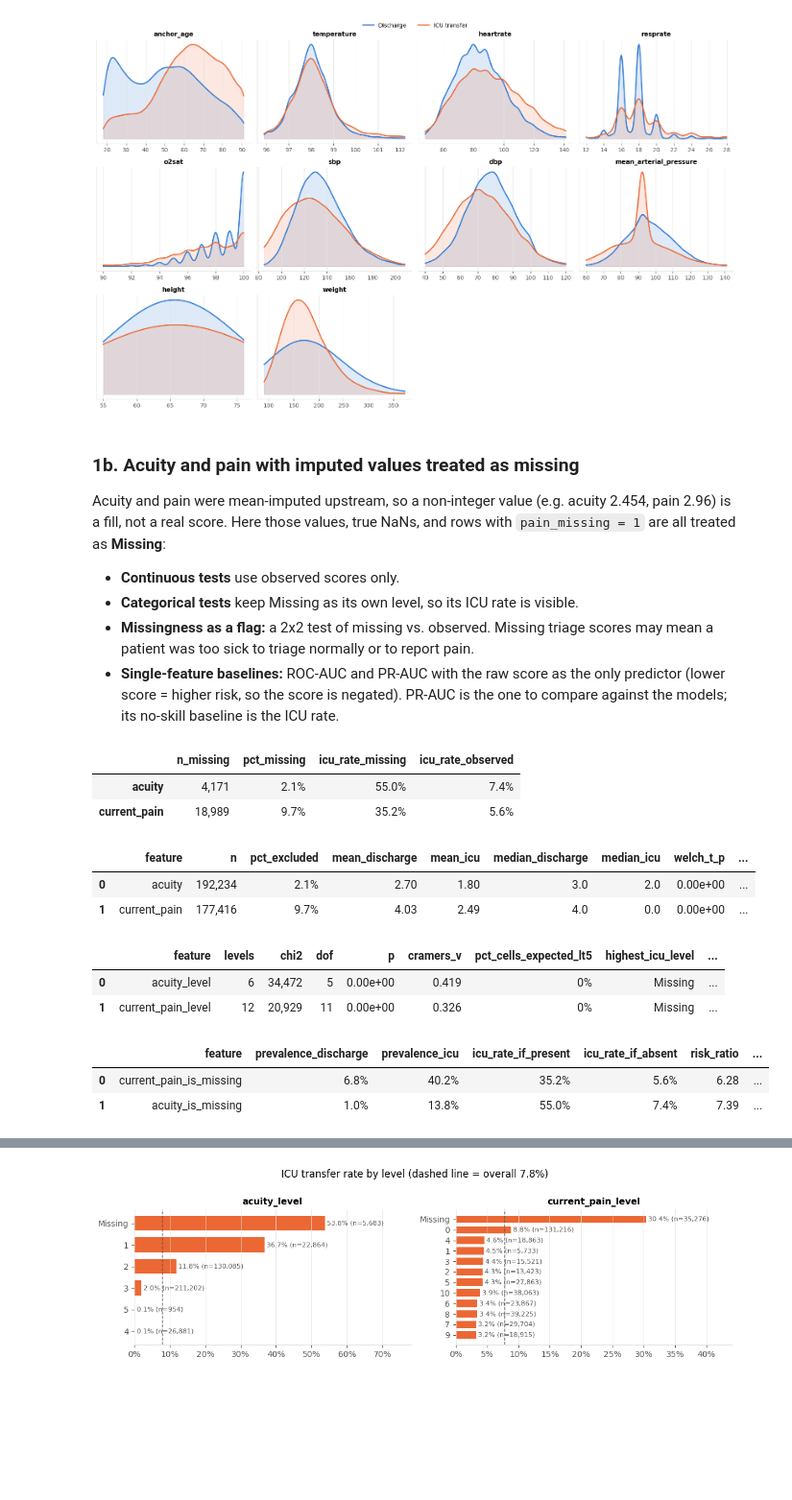
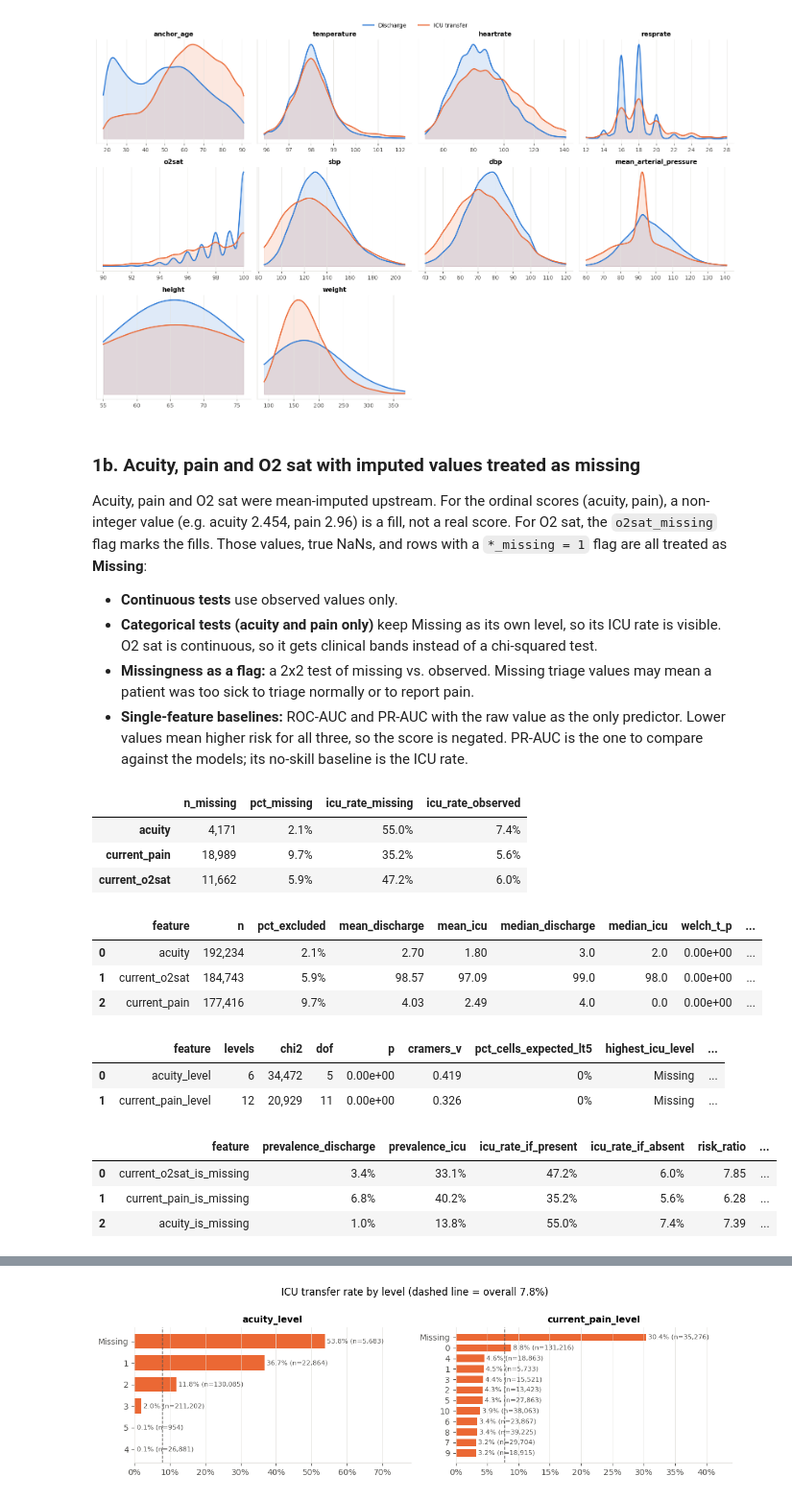
Before and after one commit to tkbarb10/ADS599-Capstone, a Jupyter notebook: eda/test.ipynb, the cells around one changed output, grey strips where cells are left out. Shown at 96% size. Cells and saved outputs as stored; diff of their text form; code cells hidden in the pictures; blank space fills up the shorter version.

```diff
--- a/eda/test.ipynb
+++ b/eda/test.ipynb
@@ -427,7 +427,7 @@ df_stay['current_pain'] = pd.to_numeric(df_stay['current_pain'], errors='coerce'
 arrival_cols = [c for c in df_stay.columns if c.startswith('arrival_')]
 df_stay['arrival'] = np.where(
     df_stay[arrival_cols].sum(axis=1) > 0,
-    df_stay[arrival_cols].idxmax(axis=1).str.removeprefix('arrival_'),
+    df_stay[arrival_cols].idxmax(axis=1).str.removeprefix('arrival_transport_'),
     'Unknown',
 )
 df_stay['gender_label'] = df_stay['gender'].map({1: 'F', 0: 'M'})
@@ -513,31 +513,41 @@ plot_kde_grid(df_stay, CONTINUOUS)
 # %% [output]
 [figure]
 # %% [markdown]
-### 1b. Acuity and pain with imputed values treated as missing
+### 1b. Acuity, pain and O2 sat with imputed values treated as missing
 
-Acuity and pain were mean-imputed upstream, so a non-integer value (e.g. acuity 2.454, pain 2.96) is a fill, not a real score. Here those values, true NaNs, and rows with `pain_missing = 1` are all treated as **Missing**:
-- **Continuous tests** use observed scores only.
-- **Categorical tests** keep Missing as its own level, so its ICU rate is visible.
-- **Missingness as a flag:** a 2x2 test of missing vs. observed. Missing triage scores may mean a patient was too sick to triage normally or to report pain.
-- **Single-feature baselines:** ROC-AUC and PR-AUC with the raw score as the only predictor (lower score = higher risk, so the score is negated). PR-AUC is the one to compare against the models; its no-skill baseline is the ICU rate.
+Acuity, pain and O2 sat were mean-imputed upstream. For the ordinal scores (acuity, pain), a non-integer value (e.g. acuity 2.454, pain 2.96) is a fill, not a real score. For O2 sat, the `o2sat_missing` flag marks the fills. Those values, true NaNs, and rows with a `*_missing = 1` flag are all treated as **Missing**:
+- **Continuous tests** use observed values only.
+- **Categorical tests (acuity and pain only)** keep Missing as its own level, so its ICU rate is visible. O2 sat is continuous, so it gets clinical bands instead of a chi-squared test.
+- **Missingness as a flag:** a 2x2 test of missing vs. observed. Missing triage values may mean a patient was too sick to triage normally or to report pain.
+- **Single-feature baselines:** ROC-AUC and PR-AUC with the raw value as the only predictor. Lower values mean higher risk for all three, so the score is negated. PR-AUC is the one to compare against the models; its no-skill baseline is the ICU rate.
 # %%
-def clean_ordinal(data, cols=ORDINAL):
-    """Set imputed (non-integer) or flagged-missing ordinal values to NaN and add a string level column with 'Missing'."""
+DEEP_DIVE_CONTINUOUS = ['current_o2sat']
+DEEP_DIVE = ORDINAL + DEEP_DIVE_CONTINUOUS
+
+
+def clean_with_missing(data, ordinal=ORDINAL, continuous=DEEP_DIVE_CONTINUOUS):
+    """
+    Set imputed or flagged-missing values to NaN and add a {col}_is_missing indicator.
+    Ordinal columns also treat non-integer values as imputed and get a string {col}_level column with 'Missing'.
+    """
     out = data[['ed_stay_id', 'subject_id', TARGET]].copy()
-    for col in cols:
+    for col in list(ordinal) + list(continuous):
         vals = pd.to_numeric(data[col], errors='coerce')
-        missing = vals.isna() | (vals % 1 != 0)
+        missing = vals.isna()
+        if col in ordinal:
+            missing |= vals % 1 != 0
         flag = f"{col.removeprefix('current_')}_missing"
         if flag in data.columns:
             missing |= data[flag] == 1
         out[col] = vals.mask(missing)
         out[f'{col}_is_missing'] = missing.astype(int)
-        out[f'{col}_level'] = out[col].map(lambda v: 'Missing' if pd.isna(v) else str(int(v)))
+        if col in ordinal:
+            out[f'{col}_level'] = out[col].map(lambda v: 'Missing' if pd.isna(v) else str(int(v)))
     return out
 
 
-ord_one = clean_ordinal(df_one)
-ord_stay = clean_ordinal(df_stay)
+ord_one = clean_with_missing(df_one)
+ord_stay = clean_with_missing(df_stay)
 
 # How much was imputed, and how does the ICU rate differ?
 missing_summary = pd.DataFrame({
@@ -547,7 +557,7 @@ missing_summary = pd.DataFrame({
         'icu_rate_missing': ord_one.loc[ord_one[f'{col}_is_missing'] == 1, TARGET].mean(),
         'icu_rate_observed': ord_one.loc[ord_one[f'{col}_is_missing'] == 0, TARGET].mean(),
     }
-    for col in ORDINAL
+    for col in DEEP_DIVE
 }).T
 missing_summary.style.format({
     'n_missing': '{:,.0f}', 'pct_missing': '{:.1%}', 'icu_rate_missing': '{:.1%}', 'icu_rate_observed': '{:.1%}',
@@ -556,8 +566,9 @@ missing_summary.style.format({
 |  | n_missing | pct_missing | icu_rate_missing | icu_rate_observed |
 | acuity | 4,171 | 2.1% | 55.0% | 7.4% |
 | current_pain | 18,989 | 9.7% | 35.2% | 5.6% |
+| current_o2sat | 11,662 | 5.9% | 47.2% | 6.0% |
 # %%
-ord_cont = continuous_tests(ord_one, ORDINAL)
+ord_cont = continuous_tests(ord_one, DEEP_DIVE)
 ord_cont['auc_from_rank_biserial'] = (1 + ord_cont['rank_biserial_r'].abs()) / 2
 ord_cont.style.format({
     'n': '{:,}', 'pct_excluded': '{:.1%}',
@@ -568,28 +579,30 @@ ord_cont.style.format({
 # %% [output]
 |  | feature | n | pct_excluded | mean_discharge | mean_icu | median_discharge | median_icu | welch_t_p | ... |
 | 0 | acuity | 192,234 | 2.1% | 2.70 | 1.80 | 3.0 | 2.0 | 0.00e+00 | ... |
-| 1 | current_pain | 177,416 | 9.7% | 4.03 | 2.49 | 4.0 | 0.0 | 0.00e+00 | ... |
+| 1 | current_o2sat | 184,743 | 5.9% | 98.57 | 97.09 | 99.0 | 98.0 | 0.00e+00 | ... |
+| 2 | current_pain | 177,416 | 9.7% | 4.03 | 2.49 | 4.0 | 0.0 | 0.00e+00 | ... |
 # %%
 level_cols = [f'{c}_level' for c in ORDINAL]
 ord_cat = categorical_tests(ord_one, level_cols)
-ord_missing_flags = binary_flag_tests(ord_one, [f'{c}_is_missing' for c in ORDINAL])
+ord_missing_flags = binary_flag_tests(ord_one, [f'{c}_is_missing' for c in DEEP_DIVE])
 
 display(ord_cat.style.format({
     'chi2': '{:,.0f}', 'p': '{:.2e}', 'p_adj': '{:.2e}', 'cramers_v': '{:.3f}',
     'pct_cells_expected_lt5': '{:.0%}', 'highest_icu_rate': '{:.1%}', 'lowest_icu_rate': '{:.1%}',
 }))
 display(ord_missing_flags.style.format({
     'prevalence_discharge': '{:.1%}', 'prevalence_icu': '{:.1%}', 'icu_rate_if_present': '{:.1%}',
     'icu_rate_if_absent': '{:.1%}', 'risk_ratio': '{:.2f}', 'chi2': '{:,.0f}', 'p': '{:.2e}',
     'p_adj': '{:.2e}', 'cramers_v': '{:.3f}',
 }))
 # %% [output]
 |  | feature | levels | chi2 | dof | p | cramers_v | pct_cells_expected_lt5 | highest_icu_level | ... |
 | 0 | acuity_level | 6 | 34,472 | 5 | 0.00e+00 | 0.419 | 0% | Missing | ... |
 | 1 | current_pain_level | 12 | 20,929 | 11 | 0.00e+00 | 0.326 | 0% | Missing | ... |
 |  | feature | prevalence_discharge | prevalence_icu | icu_rate_if_present | icu_rate_if_absent | risk_ratio | ... |
-| 0 | current_pain_is_missing | 6.8% | 40.2% | 35.2% | 5.6% | 6.28 | ... |
-| 1 | acuity_is_missing | 1.0% | 13.8% | 55.0% | 7.4% | 7.39 | ... |
+| 0 | current_o2sat_is_missing | 3.4% | 33.1% | 47.2% | 6.0% | 7.85 | ... |
+| 1 | current_pain_is_missing | 6.8% | 40.2% | 35.2% | 5.6% | 6.28 | ... |
+| 2 | acuity_is_missing | 1.0% | 13.8% | 55.0% | 7.4% | 7.39 | ... |
 # %%
 from sklearn.metrics import roc_auc_score
 
```
Also changed, not shown: parts of 19 cells of this notebook.
